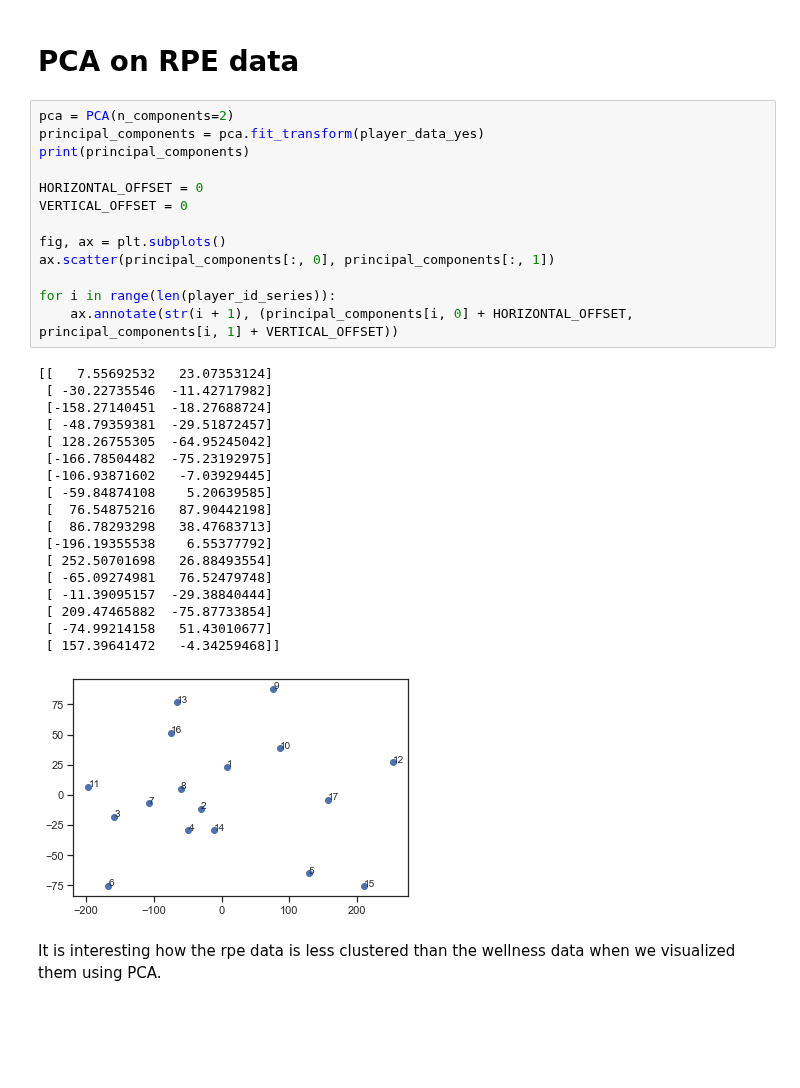
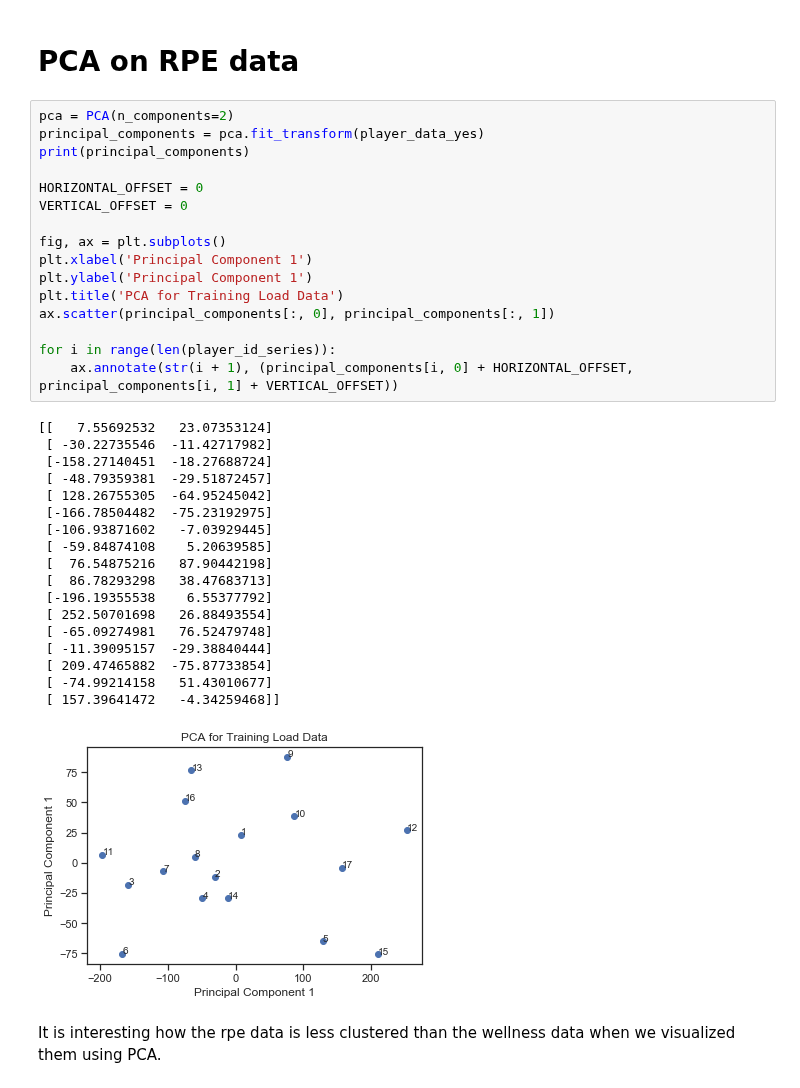
Before and after one commit to JoeRoussy/sta2453-project-1, a Jupyter notebook: 2_rpe_exploratory_and_factor_analysis.ipynb, the cells around one changed output. Cells and saved outputs as stored; diff of their text form; blank space fills up the shorter version.

Commit message:
Added labels for PCA plot

```diff
--- a/2_rpe_exploratory_and_factor_analysis.ipynb
+++ b/2_rpe_exploratory_and_factor_analysis.ipynb
@@ -430,33 +430,36 @@ These factors are hard to interpret. Given how much data we are missing for some
 pca = PCA(n_components=2)
 principal_components = pca.fit_transform(player_data_yes)
 print(principal_components)
 
 HORIZONTAL_OFFSET = 0
 VERTICAL_OFFSET = 0
 
 fig, ax = plt.subplots()
+plt.xlabel('Principal Component 1')
+plt.ylabel('Principal Component 1')
+plt.title('PCA for Training Load Data')
 ax.scatter(principal_components[:, 0], principal_components[:, 1])
 
 for i in range(len(player_id_series)):
     ax.annotate(str(i + 1), (principal_components[i, 0] + HORIZONTAL_OFFSET, principal_components[i, 1] + VERTICAL_OFFSET))
 # %% [output]
 [[   7.55692532   23.07353124]
  [ -30.22735546  -11.42717982]
  [-158.27140451  -18.27688724]
  [ -48.79359381  -29.51872457]
  [ 128.26755305  -64.95245042]
  [-166.78504482  -75.23192975]
  [-106.93871602   -7.03929445]
  [ -59.84874108    5.20639585]
  [  76.54875216   87.90442198]
  [  86.78293298   38.47683713]
  [-196.19355538    6.55377792]
  [ 252.50701698   26.88493554]
  [ -65.09274981   76.52479748]
  [ -11.39095157  -29.38840444]
  [ 209.47465882  -75.87733854]
  [ -74.99214158   51.43010677]
  [ 157.39641472   -4.34259468]]
-[figure, old version]
+[figure, new version]
 # %% [markdown]
 It is interesting how the rpe data is less clustered than the wellness data when we visualized them using PCA.
```
